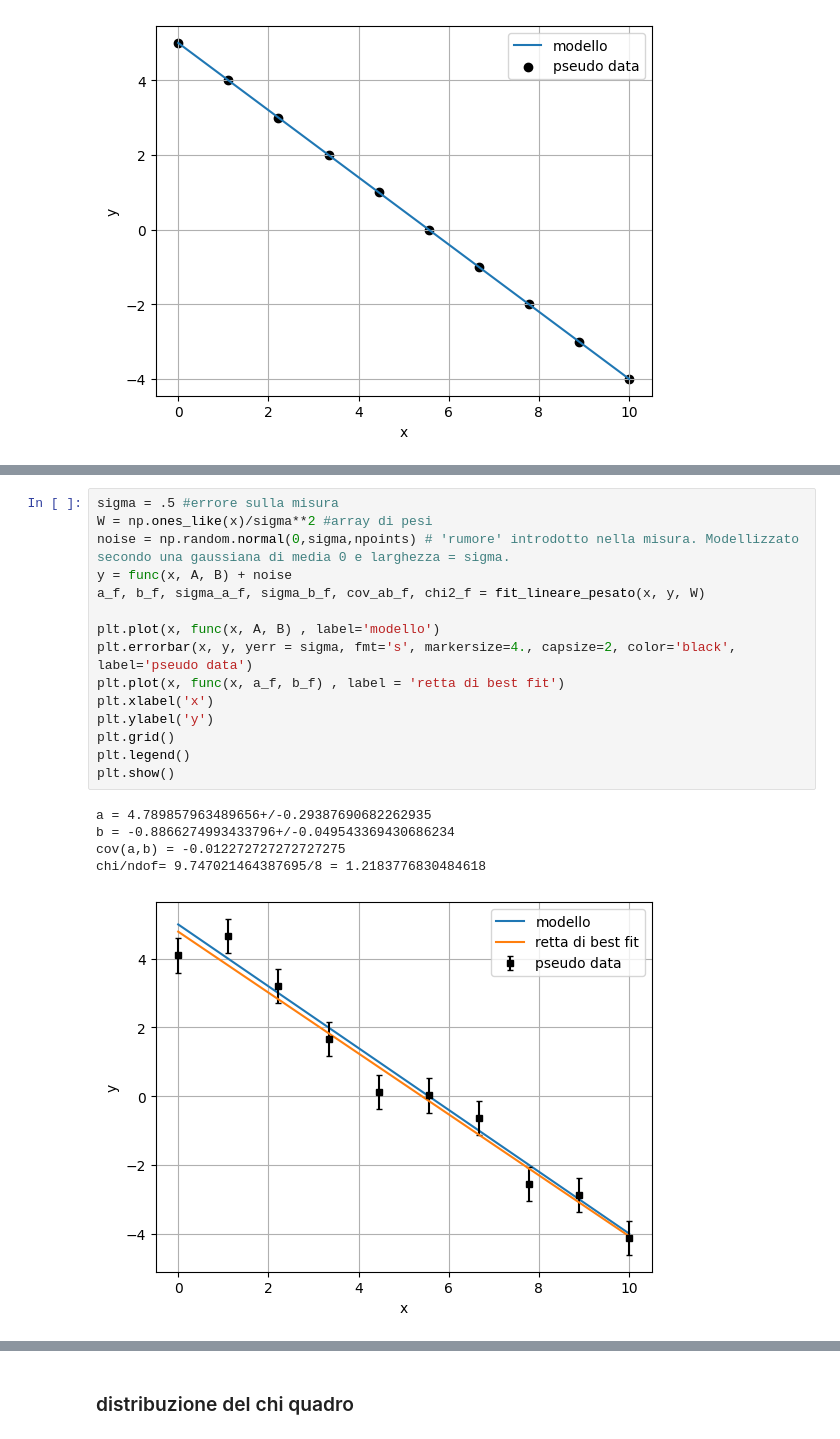
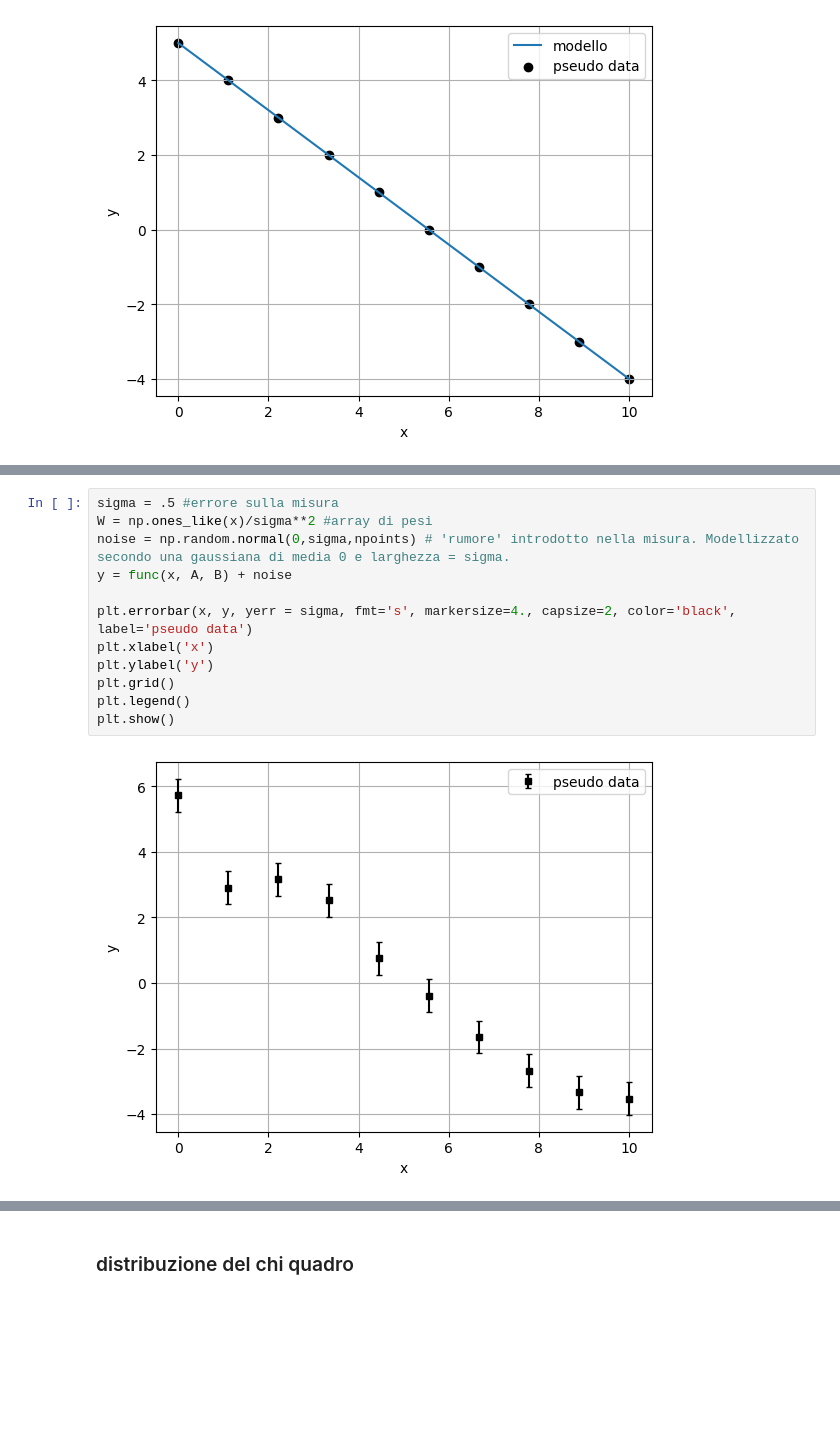
Before and after one commit to campajola/python_lecture_lab2, a Jupyter notebook: 03_miscellanea.ipynb, the cells around one changed output, grey strips where cells are left out. Drawn from its saved outputs; the diff is of its cells as text; blank space fills up the shorter version.

```diff
--- a/03_miscellanea.ipynb
+++ b/03_miscellanea.ipynb
@@ -40,21 +47,14 @@ Per farlo possiamo utilizzare la funzione `random.normal` di `numpy`, che ci per
 # %%
 sigma = .5 #errore sulla misura
 W = np.ones_like(x)/sigma**2 #array di pesi
 noise = np.random.normal(0,sigma,npoints) # 'rumore' introdotto nella misura. Modellizzato secondo una gaussiana di media 0 e larghezza = sigma.
 y = func(x, A, B) + noise
-a_f, b_f, sigma_a_f, sigma_b_f, cov_ab_f, chi2_f = fit_lineare_pesato(x, y, W)
 
-plt.plot(x, func(x, A, B) , label='modello')
 plt.errorbar(x, y, yerr = sigma, fmt='s', markersize=4., capsize=2, color='black', label='pseudo data')
-plt.plot(x, func(x, a_f, b_f) , label = 'retta di best fit')
 plt.xlabel('x')
 plt.ylabel('y')
 plt.grid()
 plt.legend()
 plt.show()
 # %% [output]
-a = 4.789857963489656+/-0.29387690682262935
-b = -0.8866274993433796+/-0.049543369430686234
-cov(a,b) = -0.012272727272727275
-chi/ndof= 9.747021464387695/8 = 1.2183776830484618
-[figure, old version]
+[figure, new version]
```
Also changed, not shown: parts of 22 cells of this notebook, 7 other files.
